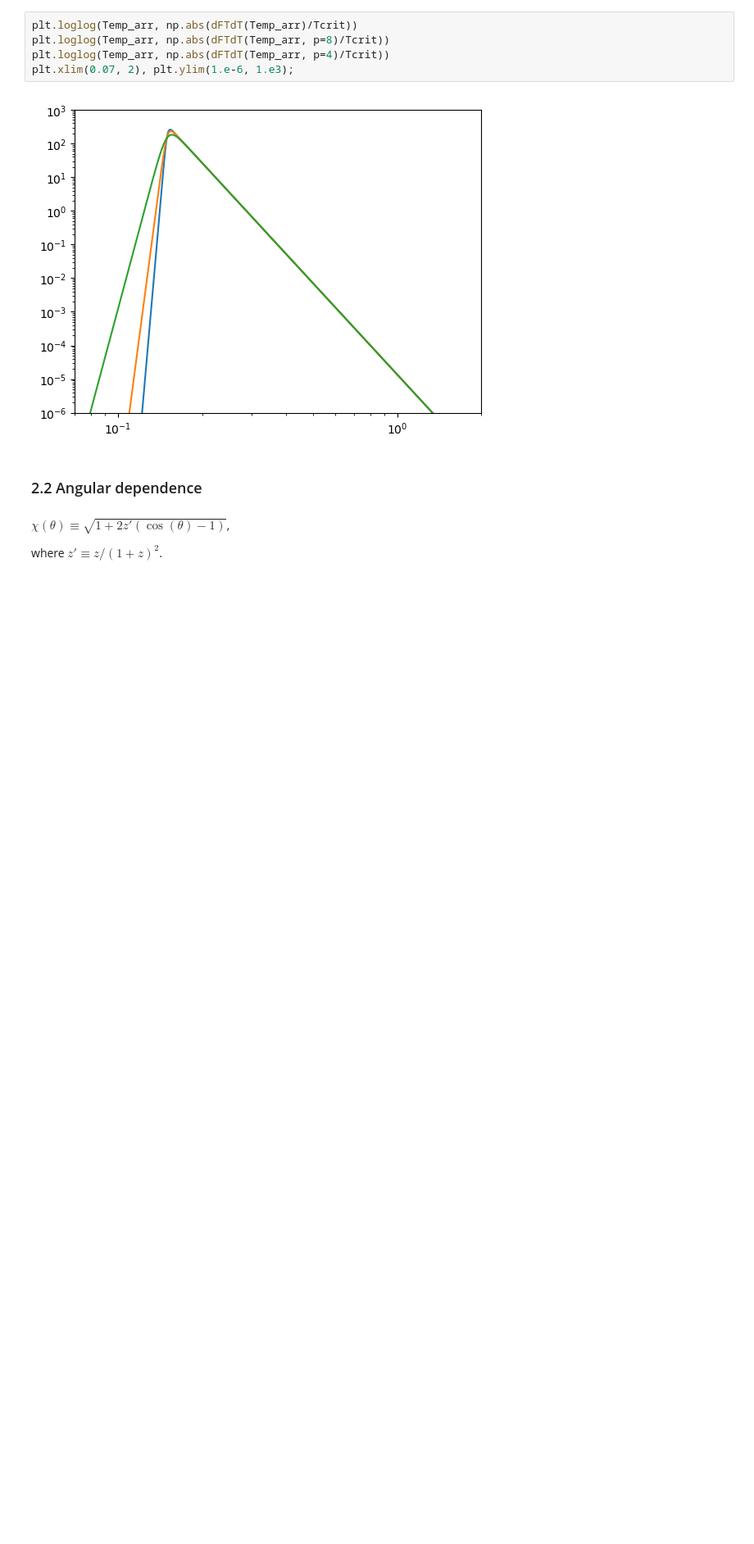
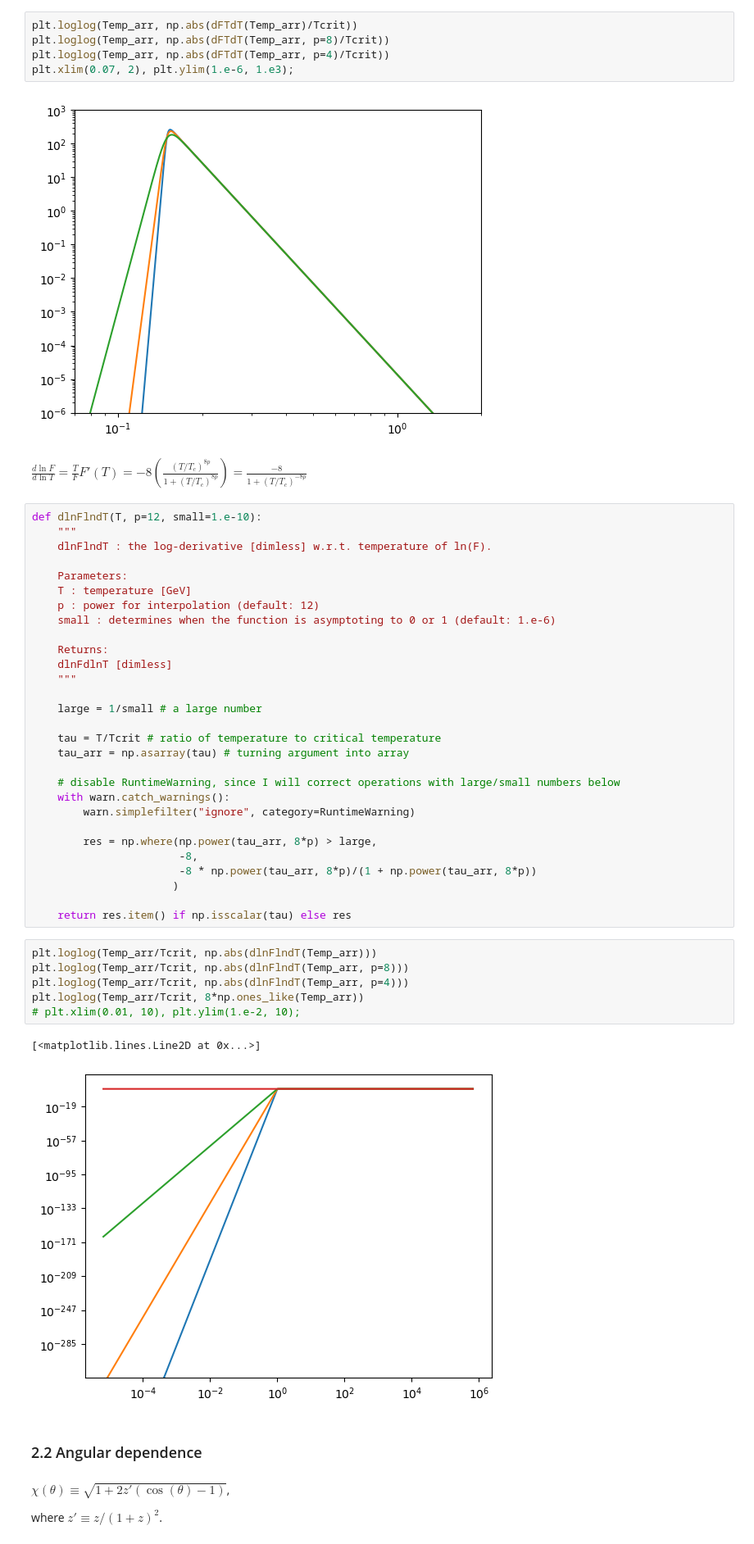
Before and after one commit to ManuelBuenAbad/axion_mcmc, a Jupyter notebook: axion_evol.ipynb, the cells around one changed output. Shown at 82% size. Saved outputs shown, nothing was run; the diff lists cells and outputs as text; blank space fills up the shorter version.

```diff
--- a/axion_evol.ipynb
+++ b/axion_evol.ipynb
@@ -656,6 +684,46 @@ plt.loglog(Temp_arr, np.abs(dFTdT(Temp_arr, p=4)/Tcrit))
 plt.xlim(0.07, 2), plt.ylim(1.e-6, 1.e3);
 # %% [output]
 [figure]
+# %% [markdown]
+$\frac{d \ln F}{d \ln T} = \frac{T}{F} F'(T) = -8 \left( \frac{(T/T_c)^{8p}}{1 + (T/T_c)^{8p}} \right) = \frac{-8}{1 + (T/T_c)^{-8p}}$
+# %%
+def dlnFlndT(T, p=12, small=1.e-10):
+    """
+    dlnFlndT : the log-derivative [dimless] w.r.t. temperature of ln(F).
+
+    Parameters:
+    T : temperature [GeV]
+    p : power for interpolation (default: 12)
+    small : determines when the function is asymptoting to 0 or 1 (default: 1.e-6)
+
+    Returns:
+    dlnFdlnT [dimless]
+    """
+
+    large = 1/small # a large number
+
+    tau = T/Tcrit # ratio of temperature to critical temperature
+    tau_arr = np.asarray(tau) # turning argument into array
+
+    # disable RuntimeWarning, since I will correct operations with large/small numbers below
+    with warn.catch_warnings():
+        warn.simplefilter("ignore", category=RuntimeWarning)
+
+        res = np.where(np.power(tau_arr, 8*p) > large,
+                       -8,
+                       -8 * np.power(tau_arr, 8*p)/(1 + np.power(tau_arr, 8*p))
+                      )
+
+    return res.item() if np.isscalar(tau) else res
+# %%
+plt.loglog(Temp_arr/Tcrit, np.abs(dlnFlndT(Temp_arr)))
+plt.loglog(Temp_arr/Tcrit, np.abs(dlnFlndT(Temp_arr, p=8)))
+plt.loglog(Temp_arr/Tcrit, np.abs(dlnFlndT(Temp_arr, p=4)))
+plt.loglog(Temp_arr/Tcrit, 8*np.ones_like(Temp_arr))
+# plt.xlim(0.01, 10), plt.ylim(1.e-2, 10);
+# %% [output]
+[<matplotlib.lines.Line2D at 0x...>]
+[figure, added]
 # %% [markdown]
 ### 2.2 Angular dependence
 # %% [markdown]
```
Also changed, not shown: parts of 79 cells of this notebook.
